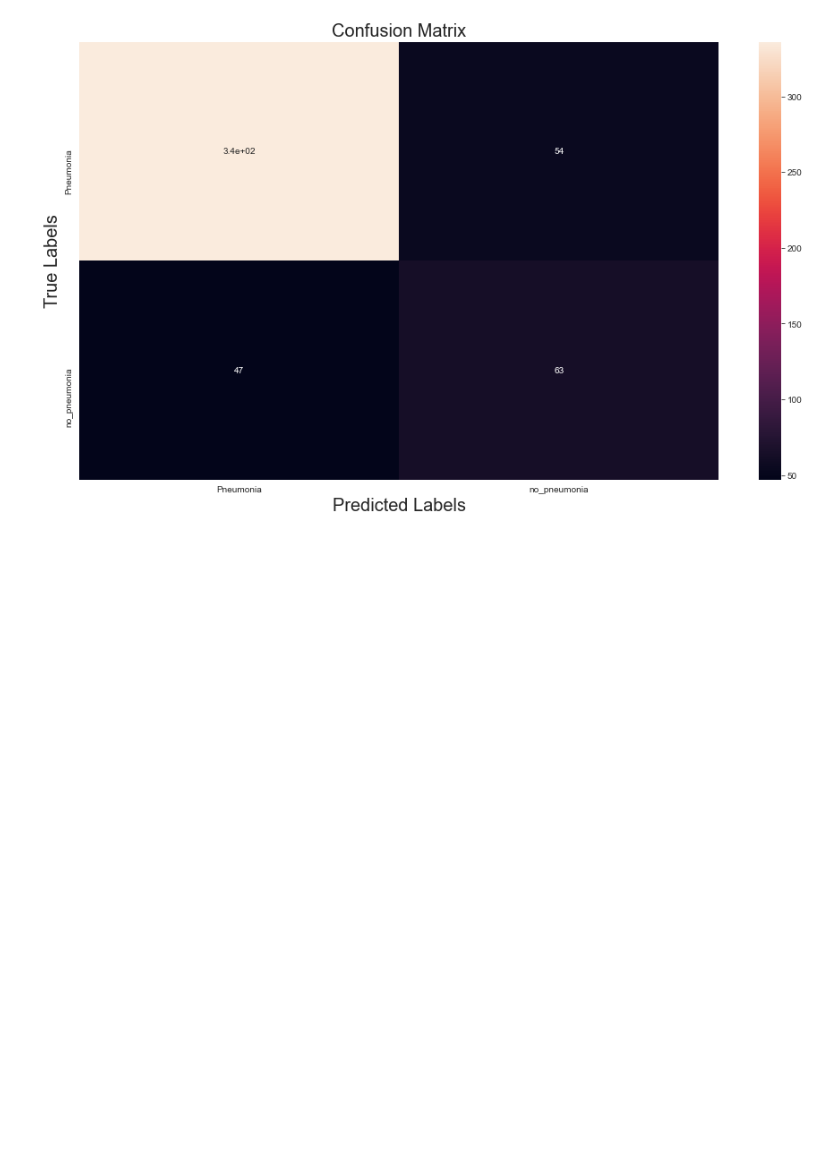
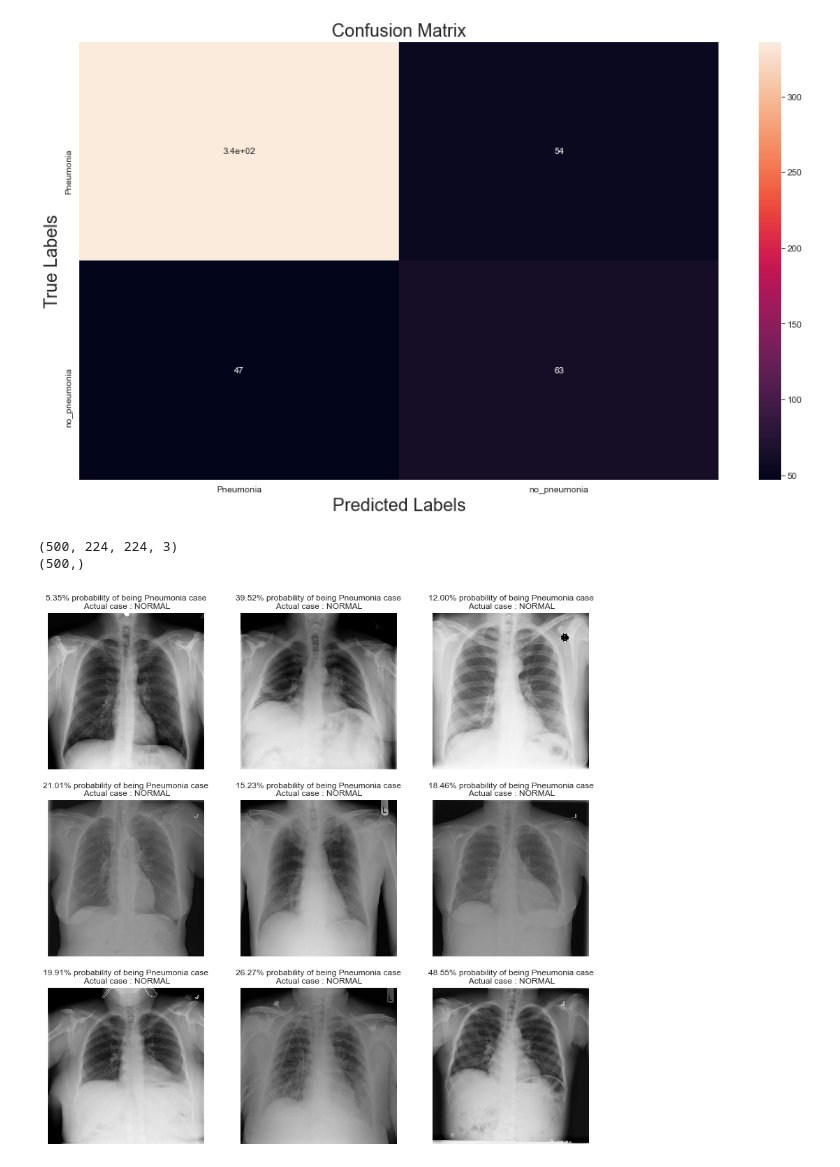
Before and after one commit to suryashankarbhat/machine-learning, a Jupyter notebook: final assignment submission.ipynb, the cells around one changed output. Drawn from its saved outputs; the diff is of its cells as text; code cells hidden in the pictures; blank space fills up the shorter version.

```diff
--- a/final assignment submission.ipynb
+++ b/final assignment submission.ipynb
@@ -355,22 +355,26 @@ weighted avg       0.80      0.80      0.80       500
 # %%
 test.reset()
 x=np.concatenate([test.next()[0] for i in range(test.__len__())])
 y=np.concatenate([test.next()[1] for i in range(test.__len__())])
 print(x.shape)
 print(y.shape)
 
 dic = {0:'NORMAL', 1:'PNEUMONIA'}
 plt.figure(figsize=(14, 14))
 for i in range(0+228, 9+228):
   plt.subplot(3, 3, (i-228)+1)
   if preds[i, 0] >= 0.5:
-      out = ('{:.2%} probability of being Pneumonia case'.format(1-preds[i][1]))
+      out = ('{:.2%} probability of being Pneumonia case'.format(preds[i][1]))
   else:
-      out = ('{:.2%} probability of being Normal case'.format(preds[i][1]))
+      out = ('{:.2%} probability of being Normal case'.format(1-preds[i][1]))
   plt.title(out+"\n Actual case : "+ dic.get(y[i]))
   plt.imshow(np.squeeze(x[i]))
   plt.axis('off')
 plt.show()
+# %% [output]
+(500, 224, 224, 3)
+(500,)
+[figure, added]
 # %%
 #for vgg model
 vgg16_model= VGG16(weights='imagenet', include_top=False)
```
Also changed, not shown: parts of 5 cells of this notebook.
